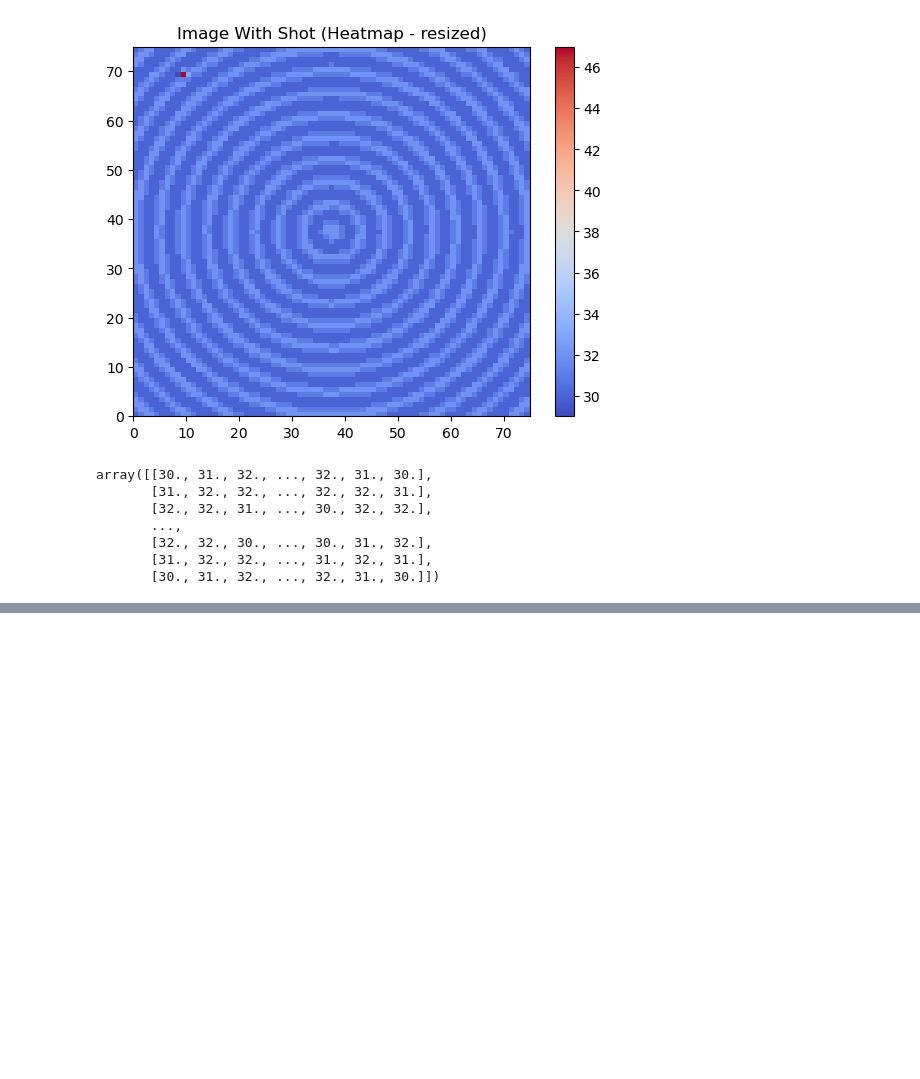
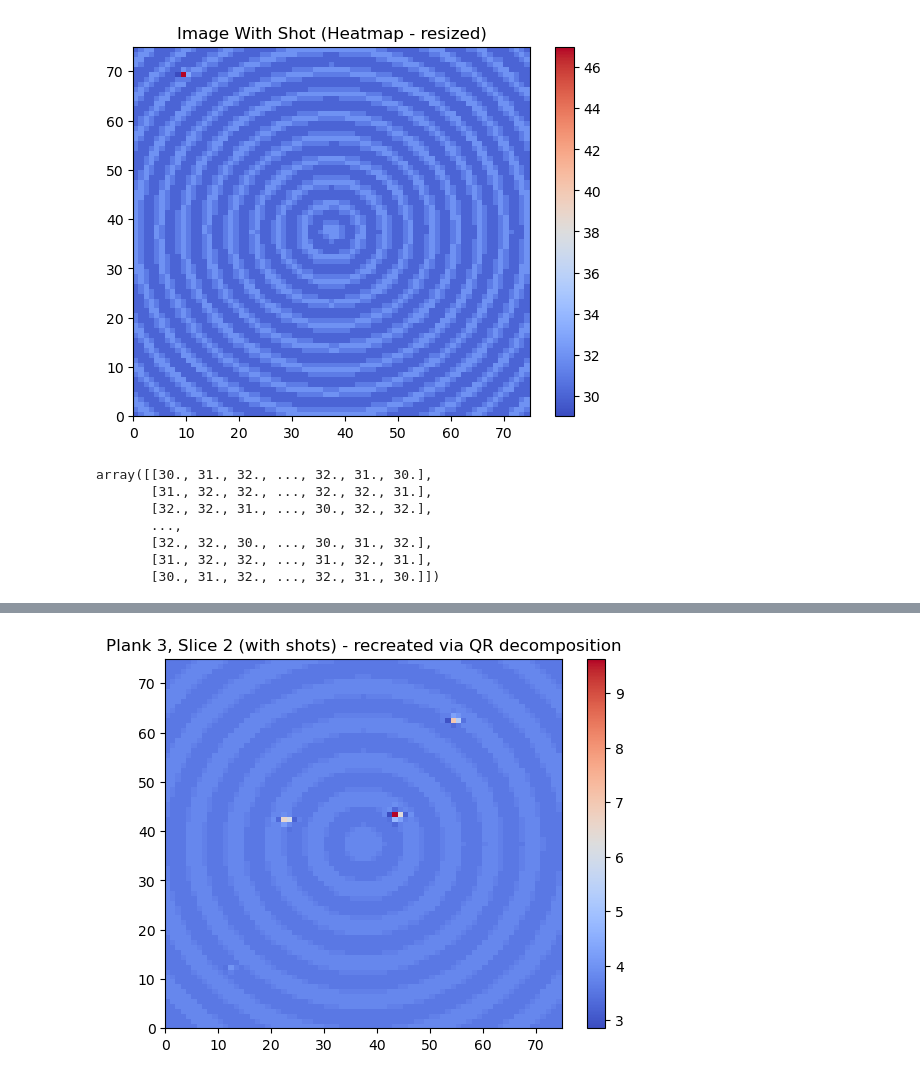
Before and after one commit to npeuker/MathModellingDTU, a Jupyter notebook: Exam Project/validating_model.ipynb, the cells around one changed output, grey strips where cells are left out. Drawn from its saved outputs; the diff is of its cells as text; code cells hidden in the pictures; blank space fills up the shorter version.

```diff
--- a/Exam Project/validating_model.ipynb
+++ b/Exam Project/validating_model.ipynb
@@ -139,0 +185,9 @@ plt.show()
+# %%
+# Forward projection
+
+# Making x vector
+
+im_AC.shape
+x = np.ravel(im_AC)
+# Making b
+b = np.matmul(A, x)
@@ -139,0 +198,11 @@ plt.show()
+# %%
+# Displaying image
+im_recreated = np.reshape(x, (75, 75))
+# %%
+
+heatmap = plt.pcolor(im_recreated, cmap="coolwarm")
+plt.colorbar(heatmap)
+plt.title("Plank 3, Slice 2 (with shots) - recreated via QR decomposition")
+plt.show()
+# %% [output]
+[figure, added]
```
Also changed, not shown: parts of 12 cells of this notebook.
